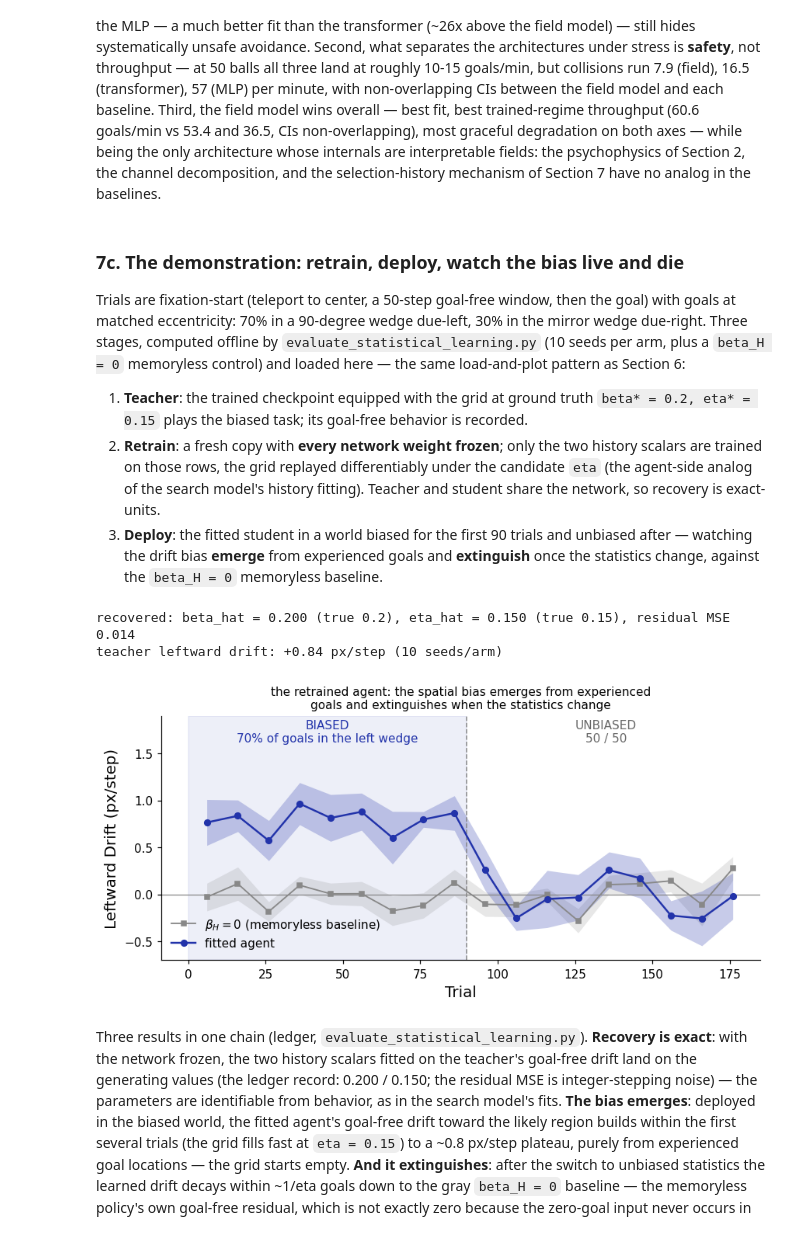
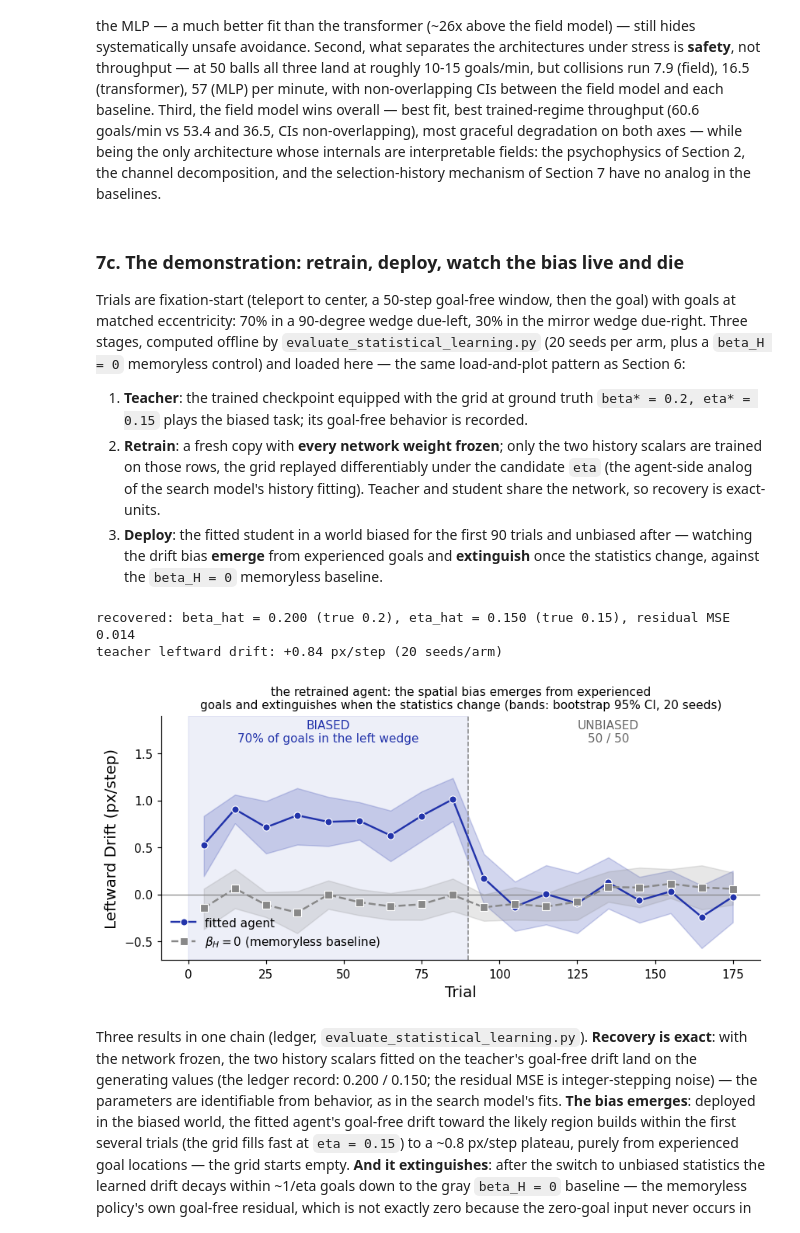
Before and after one commit to HanZhang-psych/Ego-Spatial-Sense, a Jupyter notebook: 2D-Escaping-Ball/tutorial_action_agent.ipynb, the cells around one changed output. Saved outputs shown, nothing was run; the diff lists cells and outputs as text; code cells hidden in the pictures.

```diff
--- a/2D-Escaping-Ball/tutorial_action_agent.ipynb
+++ b/2D-Escaping-Ball/tutorial_action_agent.ipynb
@@ -745,7 +745,7 @@ selection-history mechanism of Section 7 have no analog in the baselines.
 Trials are fixation-start (teleport to center, a 50-step goal-free
 window, then the goal) with goals at matched eccentricity: 70% in a
 90-degree wedge due-left, 30% in the mirror wedge due-right. Three
-stages, computed offline by `evaluate_statistical_learning.py` (10 seeds
+stages, computed offline by `evaluate_statistical_learning.py` (20 seeds
 per arm, plus a `beta_H = 0` memoryless control) and loaded here — the
 same load-and-plot pattern as Section 6:
 
@@ -762,76 +762,60 @@ same load-and-plot pattern as Section 6:
    experienced goals and **extinguish** once the statistics change,
    against the `beta_H = 0` memoryless baseline.
 # %%
-# Section 7 is computed offline by evaluate_statistical_learning.py (10 seeds
-# per arm) and written to results_compare/; here we only load and plot - the
-# same pattern as the Section 6 comparison. No rollouts run in the notebook.
+# Section 7 is computed offline by evaluate_statistical_learning.py (20 seeds
+# per arm) and written to results_compare/; here we only load and plot with
+# seaborn (bootstrap 95% CIs) - the same pattern as the Section 6 comparison.
+# No rollouts run in the notebook.
 import csv
+import pandas as pd
 
 with open("results_compare/statlearn_params.csv") as f:
     P = next(csv.DictReader(f))
 beta_hat, eta_hat = float(P["beta_hat"]), float(P["eta_hat"])
 fit_mse, teacher_drift = float(P["fit_mse"]), float(P["teacher_drift"])
 SWITCH, N_DEP = int(P["switch"]), int(P["deploy_trials"])
 BLOCK, SEEDS = int(P["block"]), int(P["num_seeds"])
 BETA_STAR, ETA_STAR = float(P["beta_star"]), float(P["eta_star"])
 
 print(f"recovered: beta_hat = {beta_hat:.3f} (true {BETA_STAR}), "
       f"eta_hat = {eta_hat:.3f} (true {ETA_STAR}), residual MSE {fit_mse:.3f}")
 print(f"teacher leftward drift: {teacher_drift:+.2f} px/step "
       f"({SEEDS} seeds/arm)")
 
-def load_arm(arm):
-    """Reassemble per-seed drift curves (NaN where a trial has no record)."""
-    seeds = {}
-    with open("results_compare/statlearn_drift.csv") as f:
-        for r in csv.DictReader(f):
-            if r["arm"] != arm:
-                continue
-            s = int(r["seed"])
-            seeds.setdefault(s, [float("nan")] * N_DEP)[int(r["trial"])] = \
-                float(r["drift"])
-    return [seeds[s] for s in sorted(seeds)]
+# Per-seed drift curves -> per-seed block means -> long frame; seaborn
+# bootstraps the mean across seeds at each trial block (the unit is the seed).
+sl = pd.read_csv("results_compare/statlearn_drift.csv")
+sl["block"] = (sl["trial"] // BLOCK) * BLOCK + BLOCK / 2   # block-center x
+blk = sl.groupby(["arm", "seed", "block"], as_index=False)["drift"].mean()
 
-curves, ctrl = load_arm("fitted"), load_arm("control")
-
-def blocked(cs):
-    xs_, m_, s_ = [], [], []
-    for b0 in range(1, N_DEP, BLOCK):
-        per_seed = [np.mean([c[t] for t in range(b0, min(b0 + BLOCK, N_DEP))
-                             if not math.isnan(c[t])]) for c in cs]
-        xs_.append(b0 + BLOCK / 2)
-        m_.append(np.mean(per_seed))
-        s_.append(np.std(per_seed, ddof=1) / math.sqrt(len(cs)))
-    return xs_, np.array(m_), np.array(s_)
-
-xs, mean, sem = blocked(curves)
-_, cmean, csem = blocked(ctrl)
+ARMS = {"fitted": ("fitted agent", C_ES2, "o", "-"),
+        "control": (r"$\beta_H = 0$ (memoryless baseline)", C_GRAY, "s", "--")}
 
 fig, ax = plt.subplots(figsize=(8, 4))
 ax.axvspan(0, SWITCH, color=C_ES2, alpha=0.08)
 ax.axvline(SWITCH, color=C_GRAY, lw=1, ls="--")
 ax.axhline(0, color=C_GRAY, lw=0.8)
-ax.fill_between(xs, cmean - csem, cmean + csem, color=C_GRAY, alpha=0.2, lw=0)
-ax.plot(xs, cmean, "s-", color=C_GRAY, ms=4, lw=1.2,
-        label=r"$\beta_H = 0$ (memoryless baseline)")
-ax.fill_between(xs, mean - sem, mean + sem, color=C_ES2, alpha=0.25, lw=0)
-ax.plot(xs, mean, "o-", color=C_ES2, ms=5, label="fitted agent")
+for arm, (lab, col, mk, ls) in ARMS.items():
+    sns.lineplot(data=blk[blk["arm"] == arm], x="block", y="drift",
+                 color=col, marker=mk, linestyle=ls, label=lab,
+                 errorbar=("ci", 95), n_boot=10000, seed=0, ax=ax)
 ax.legend(loc="lower left")
 ax.text(SWITCH / 2, 1.62, "BIASED\n70% of goals in the left wedge",
         ha="center", fontsize=10, color=C_ES2)
 ax.text((SWITCH + N_DEP) / 2, 1.62, "UNBIASED\n50 / 50", ha="center",
         fontsize=10, color="#666666")
 ax.set_xlabel("Trial", fontsize=13)
 ax.set_ylabel("Leftward Drift (px/step)", fontsize=13)
 ax.set_ylim(-0.7, 1.9)
 ax.set_title("the retrained agent: the spatial bias emerges from experienced\n"
-             "goals and extinguishes when the statistics change", fontsize=10)
+             "goals and extinguishes when the statistics change "
+             f"(bands: bootstrap 95% CI, {SEEDS} seeds)", fontsize=10)
 plt.tight_layout()
 plt.show()
 # %% [output]
 recovered: beta_hat = 0.200 (true 0.2), eta_hat = 0.150 (true 0.15), residual MSE 0.014
-teacher leftward drift: +0.84 px/step (10 seeds/arm)
+teacher leftward drift: +0.84 px/step (20 seeds/arm)
-[figure, old version]
+[figure, new version]
 # %% [markdown]
 Three results in one chain (ledger, `evaluate_statistical_learning.py`).
 **Recovery is exact**: with the network frozen, the two history scalars
```
Also changed, not shown: 3 other files.
